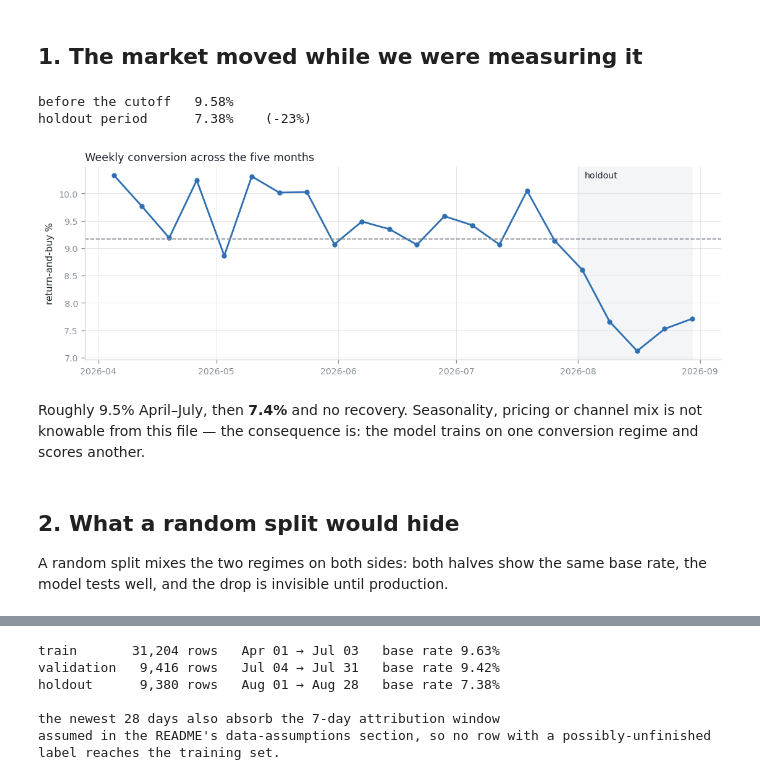
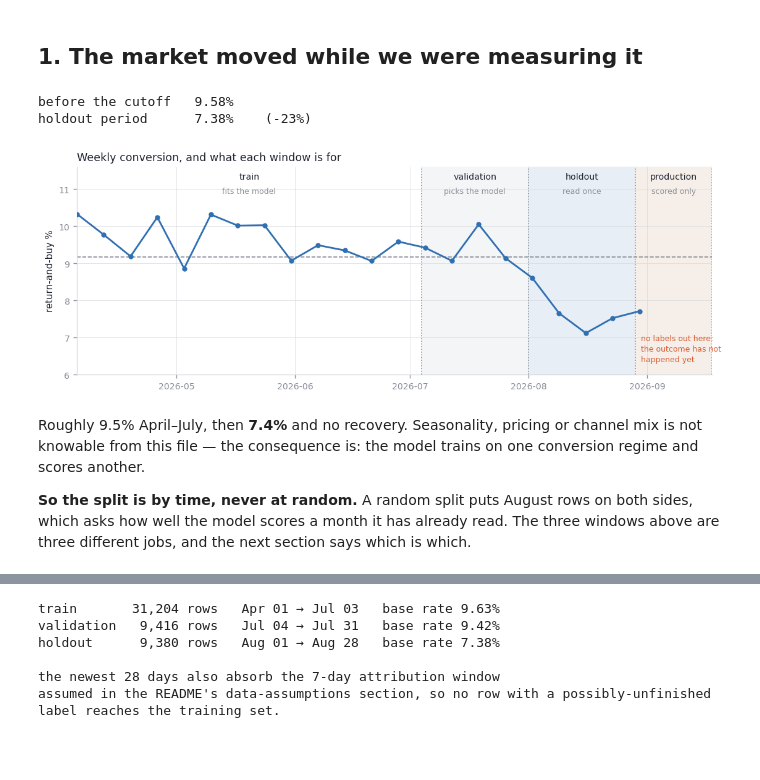
Before and after one commit to ftmkk/priority-engine, a Jupyter notebook: notebooks/03_model_selection.ipynb, the cells around one changed output, grey strips where cells are left out. Saved outputs shown, nothing was run; the diff lists cells and outputs as text; code cells hidden in the pictures; blank space fills up the shorter version.

```diff
--- a/notebooks/03_model_selection.ipynb
+++ b/notebooks/03_model_selection.ipynb
@@ -48,33 +38,49 @@ validation  the 28 days before it (train.validation_days)
 # %%
 wk = (df.set_index("created_at")
         .resample("W")[Y].agg(n="count", rate="mean")
         .query("n >= 300"))
 cut_test = df["created_at"].max() - pd.Timedelta(days=HOLDOUT_DAYS)
+cut_valid = cut_test - pd.Timedelta(days=CFG["train"]["validation_days"])
+end = df["created_at"].max()
+future = end + pd.Timedelta(days=20)          # where production lives
 
-fig, ax = plt.subplots(figsize=(9.4, 3.3))
-ax.axvspan(cut_test, wk.index.max(), color=SURFACE, zorder=0)
-ax.plot(wk.index, wk["rate"] * 100, "o-", color=BLUE, lw=1.7, ms=4)
+fig, ax = plt.subplots(figsize=(9.4, 3.5))
+bands = [(wk.index.min(), cut_valid, "#ffffff", "train", "fits the model"),
+         (cut_valid, cut_test, SURFACE, "validation", "picks the model"),
+         (cut_test, end, "#e8eef5", "holdout", "read once"),
+         (end, future, "#f6efe9", "production", "scored only")]
+for lo, hi, colour, label, sub in bands:
+    mid = lo + (hi - lo) / 2
+    ax.axvspan(lo, hi, color=colour, zorder=0)
+    ax.axvline(hi, color=MUTED, lw=1, ls=":", zorder=1)
+    ax.annotate(label, (mid, 11.45), ha="center", va="top", fontsize=8.5,
+                color=INK, weight="medium")
+    ax.annotate(sub, (mid, 11.05), ha="center", va="top", fontsize=7.5, color=MUTED)
+
+ax.plot(wk.index, wk["rate"] * 100, "o-", color=BLUE, lw=1.7, ms=4, zorder=3)
 ax.axhline(BASE * 100, ls="--", lw=1, color=MUTED)
-ax.annotate("holdout", (cut_test, wk["rate"].max() * 100), xytext=(6, -2),
-            textcoords="offset points", fontsize=8.5, color=INK)
-ax.set_title("Weekly conversion across the five months")
+ax.annotate("no labels out here:\nthe outcome has not\nhappened yet", (end, 6.3),
+            xytext=(5, 0), textcoords="offset points", fontsize=7.5, color=CORAL,
+            va="bottom", linespacing=1.4)
+ax.set_xlim(wk.index.min(), future)
+ax.set_ylim(6, 11.6)
+ax.set_title("Weekly conversion, and what each window is for")
 ax.set_ylabel("return-and-buy %"); ax.set_xlabel("")
 save(fig, "03_weekly_trend")
 
 early = df[df["created_at"] < cut_test][Y].mean()
 late = df[df["created_at"] >= cut_test][Y].mean()
 print(f"before the cutoff   {early:.2%}")
 print(f"holdout period      {late:.2%}    ({late / early - 1:+.0%})")
 # %% [output]
 before the cutoff   9.58%
 holdout period      7.38%    (-23%)
-[figure, old version]
+[figure, new version]
 # %% [markdown]
 Roughly 9.5% April–July, then **7.4%** and no recovery. Seasonality, pricing or channel
 mix is not knowable from this file — the consequence is: the model trains on one
 conversion regime and scores another.
+
+**So the split is by time, never at random.** A random split puts August rows on both
+sides, which asks how well the model scores a month it has already read. The three windows
+above are three different jobs, and the next section says which is which.
-# %% [markdown]
-## 2. What a random split would hide
-
-A random split mixes the two regimes on both sides: both halves show the same base rate,
-the model tests well, and the drop is invisible until production.
```
Also changed, not shown: parts of 8 cells of this notebook, 13 other files.
